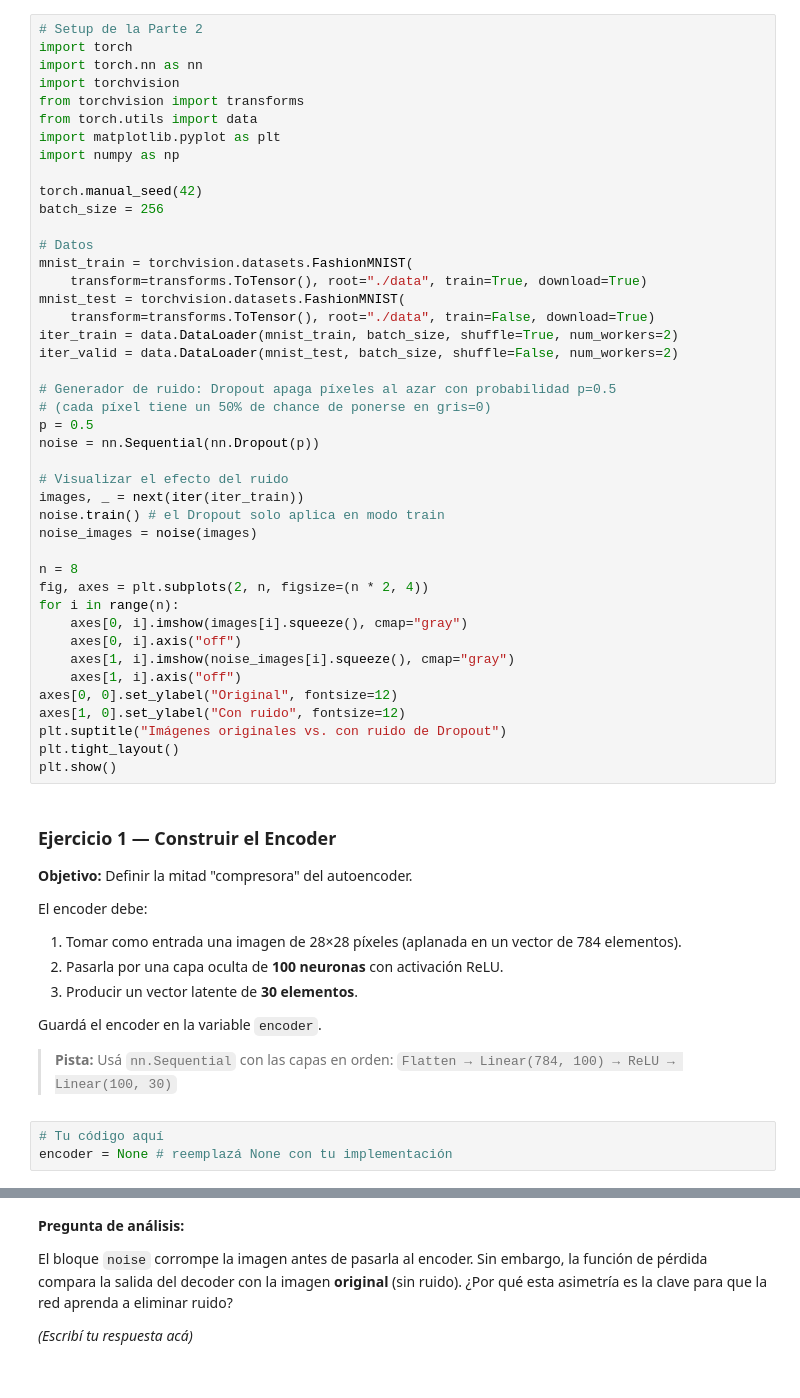
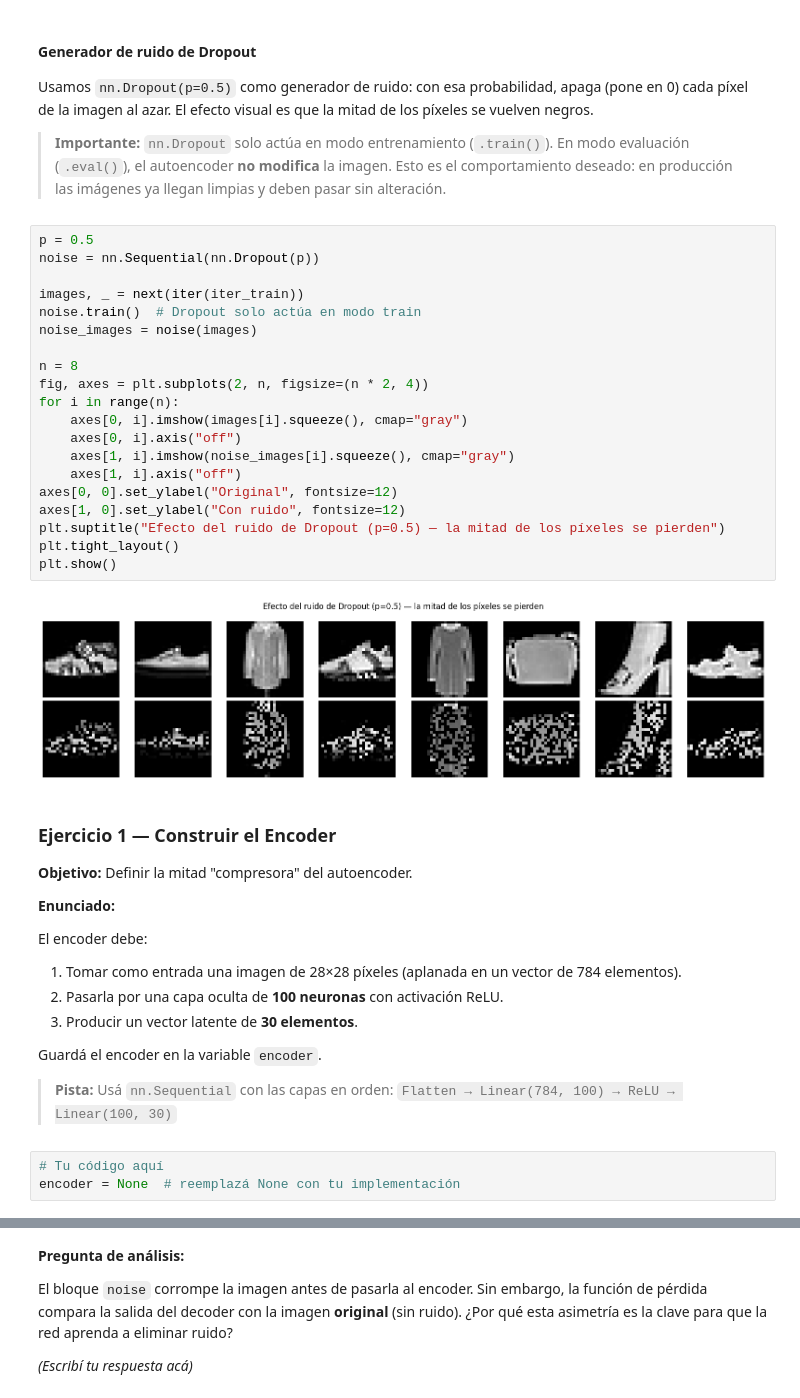
Before and after one commit to javovelez/tps_RNP, a Jupyter notebook: Laboratorio_1c.ipynb, the cells around one changed output, grey strips where cells are left out. Cells and saved outputs as stored; diff of their text form.

```diff
--- a/Laboratorio_1c.ipynb
+++ b/Laboratorio_1c.ipynb
@@ -58,50 +83,37 @@ Al minimizar ese error, la red aprende a comprimir solo la información relevant
+# %% [markdown]
+#### Generador de ruido de Dropout
+
+Usamos `nn.Dropout(p=0.5)` como generador de ruido: con esa probabilidad, apaga (pone en 0) cada píxel de la imagen al azar. El efecto visual es que la mitad de los píxeles se vuelven negros.
+
+> **Importante:** `nn.Dropout` solo actúa en modo entrenamiento (`.train()`). En modo evaluación (`.eval()`), el autoencoder **no modifica** la imagen. Esto es el comportamiento deseado: en producción las imágenes ya llegan limpias y deben pasar sin alteración.
 # %%
-# Setup de la Parte 2
-import torch
-import torch.nn as nn
-import torchvision
-from torchvision import transforms
-from torch.utils import data
-import matplotlib.pyplot as plt
-import numpy as np
-
-torch.manual_seed(42)
-batch_size = 256
-
-# Datos
-mnist_train = torchvision.datasets.FashionMNIST(
-    transform=transforms.ToTensor(), root="./data", train=True, download=True)
-mnist_test = torchvision.datasets.FashionMNIST(
-    transform=transforms.ToTensor(), root="./data", train=False, download=True)
-iter_train = data.DataLoader(mnist_train, batch_size, shuffle=True, num_workers=2)
-iter_valid = data.DataLoader(mnist_test, batch_size, shuffle=False, num_workers=2)
-
-# Generador de ruido: Dropout apaga píxeles al azar con probabilidad p=0.5
-# (cada píxel tiene un 50% de chance de ponerse en gris=0)
 p = 0.5
 noise = nn.Sequential(nn.Dropout(p))
 
-# Visualizar el efecto del ruido
 images, _ = next(iter(iter_train))
-noise.train() # el Dropout solo aplica en modo train
+noise.train()  # Dropout solo actúa en modo train
 noise_images = noise(images)
 
 n = 8
 fig, axes = plt.subplots(2, n, figsize=(n * 2, 4))
 for i in range(n):
     axes[0, i].imshow(images[i].squeeze(), cmap="gray")
     axes[0, i].axis("off")
     axes[1, i].imshow(noise_images[i].squeeze(), cmap="gray")
     axes[1, i].axis("off")
 axes[0, 0].set_ylabel("Original", fontsize=12)
 axes[1, 0].set_ylabel("Con ruido", fontsize=12)
-plt.suptitle("Imágenes originales vs. con ruido de Dropout")
+plt.suptitle("Efecto del ruido de Dropout (p=0.5) — la mitad de los píxeles se pierden")
 plt.tight_layout()
 plt.show()
+# %% [output]
+[figure, added]
 # %% [markdown]
 ### Ejercicio 1 — Construir el Encoder
 
 **Objetivo:** Definir la mitad "compresora" del autoencoder.
+
+**Enunciado:**
 
 El encoder debe:
 1. Tomar como entrada una imagen de 28×28 píxeles (aplanada en un vector de 784 elementos).
@@ -113,5 +125,5 @@ Guardá el encoder en la variable `encoder`.
 > **Pista:** Usá `nn.Sequential` con las capas en orden: `Flatten → Linear(784, 100) → ReLU → Linear(100, 30)`
 # %%
 # Tu código aquí
-encoder = None # reemplazá None con tu implementación
+encoder = None  # reemplazá None con tu implementación
 # %%
```
Also changed, not shown: parts of 17 cells of this notebook.
